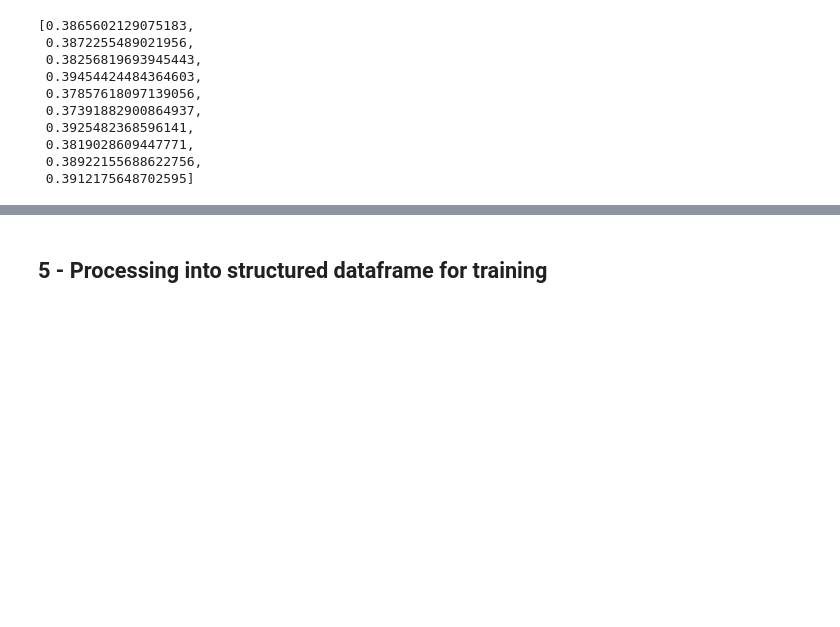
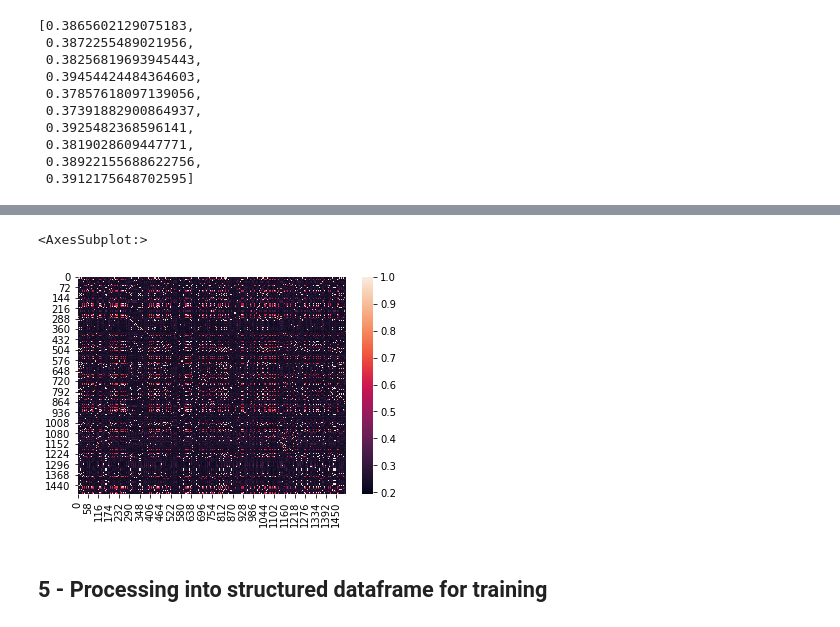
Before and after one commit to dimiboeckaerts/PhageHostLearn, a Jupyter notebook: RBP-R.ipynb, the cells around one changed output, grey strips where cells are left out. Saved outputs shown, nothing was run; the diff lists cells and outputs as text; code cells hidden in the pictures; blank space fills up the shorter version.

```diff
--- a/RBP-R.ipynb
+++ b/RBP-R.ipynb
@@ -527,3 +590,9 @@ check?  True
+# %%
+import seaborn as sns
+sns.heatmap(rbp_sim)
+# %% [output]
+<AxesSubplot:>
+[figure, added]
 # %% [markdown]
 ## 5 - Processing into structured dataframe for training
 # %%
```
Also changed, not shown: parts of 10 cells of this notebook, 2 other files.
